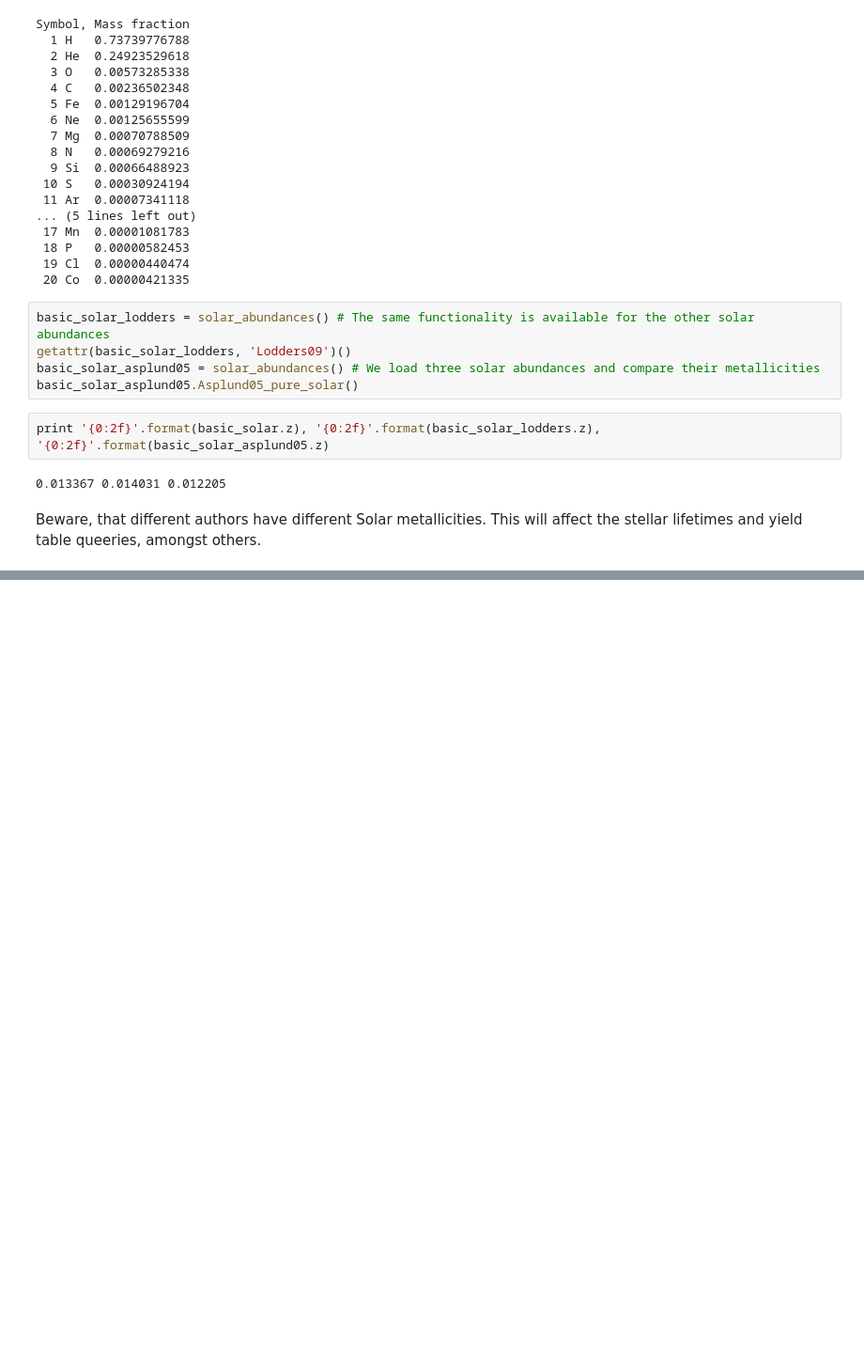
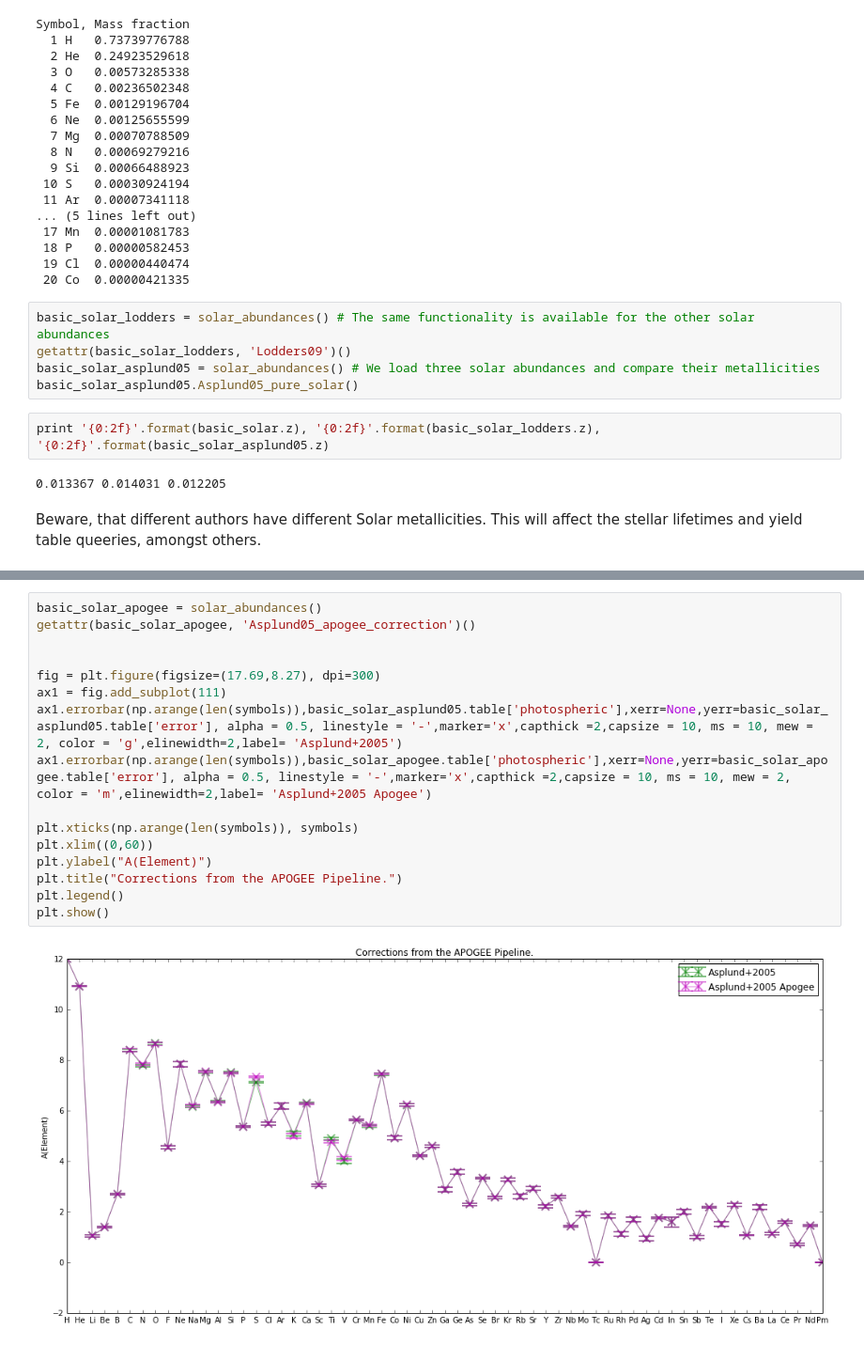
Before and after one commit to jan-rybizki/Chempy, a Jupyter notebook: Tutorial-Solar_abundances.ipynb, the cells around one changed output, grey strips where cells are left out. Shown at 94% size. Cells and saved outputs as stored; diff of their text form; blank space fills up the shorter version.

```diff
--- a/Tutorial-Solar_abundances.ipynb
+++ b/Tutorial-Solar_abundances.ipynb
@@ -91,0 +117,18 @@ This will affect the stellar lifetimes and yield table queeries, amongst others.
+# %%
+basic_solar_apogee = solar_abundances()
+getattr(basic_solar_apogee, 'Asplund05_apogee_correction')()
+
+
+fig = plt.figure(figsize=(17.69,8.27), dpi=300)
+ax1 = fig.add_subplot(111)
+ax1.errorbar(np.arange(len(symbols)),basic_solar_asplund05.table['photospheric'],xerr=None,yerr=basic_solar_asplund05.table['error'], alpha = 0.5, linestyle = '-',marker='x',capthick =2,capsize = 10, ms = 10, mew = 2, color = 'g',elinewidth=2,label= 'Asplund+2005')
+ax1.errorbar(np.arange(len(symbols)),basic_solar_apogee.table['photospheric'],xerr=None,yerr=basic_solar_apogee.table['error'], alpha = 0.5, linestyle = '-',marker='x',capthick =2,capsize = 10, ms = 10, mew = 2, color = 'm',elinewidth=2,label= 'Asplund+2005 Apogee')
+
+plt.xticks(np.arange(len(symbols)), symbols)
+plt.xlim((0,60))
+plt.ylabel("A(Element)")
+plt.title("Corrections from the APOGEE Pipeline.")
+plt.legend()
+plt.show()
+# %% [output]
+[figure, added]
```
Also changed, not shown: parts of 4 cells of this notebook.
